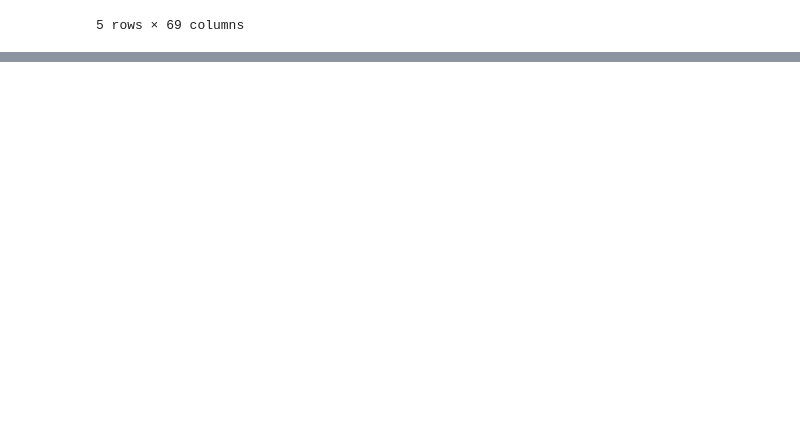
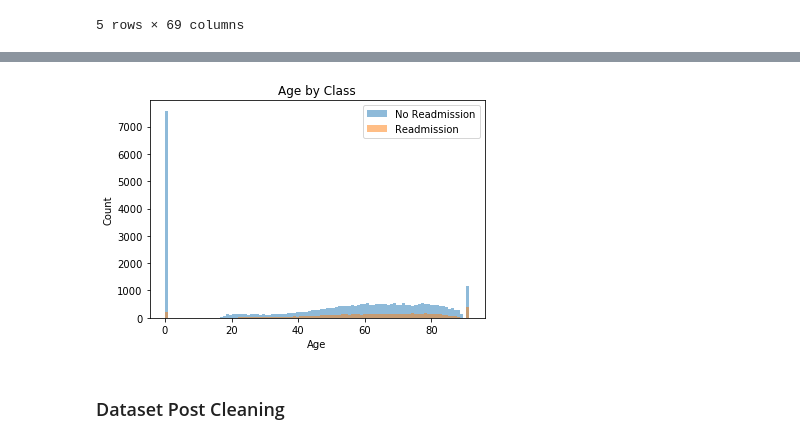
Before and after one commit to pateli18/Machine-Learning-Nanodegree, a Jupyter notebook: capstone_project/Create Dataset.ipynb, the cells around one changed output, grey strips where cells are left out. Cells and saved outputs as stored; diff of their text form; code cells hidden in the pictures; blank space fills up the shorter version.

```diff
--- a/capstone_project/Create Dataset.ipynb
+++ b/capstone_project/Create Dataset.ipynb
@@ -1039,0 +1098,16 @@ main_df.to_csv('full_dataset.csv', index = False)
+# %%
+def get_age(dob, admittime):
+    dob_year = int(dob[:4]) + float(dob[5:7]) / 12.0
+    admittime_year = int(admittime[:4]) + float(admittime[5:7]) / 12.0
+    age = admittime_year - dob_year
+    return age
+
+main_df['Age'] = main_df.apply(lambda row: get_age(row['DOB'], row['ADMITTIME']), axis = 1)
+main_df['Age'] = main_df['Age'].apply(lambda age: 91.4 if age > 90 else age)
+# %%
+main_df = main_df.drop(['DOB', 'ADMITTIME'], axis = 1)
+plot_continuous(main_df, 'Age', 100)
+# %% [output]
+[figure, added]
+# %% [markdown]
+### Dataset Post Cleaning
```
Also changed, not shown: parts of 14 cells of this notebook.
